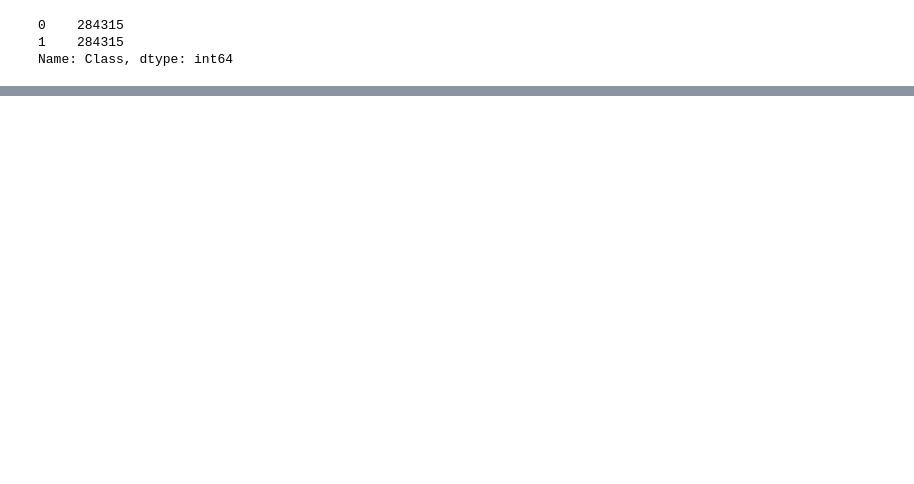
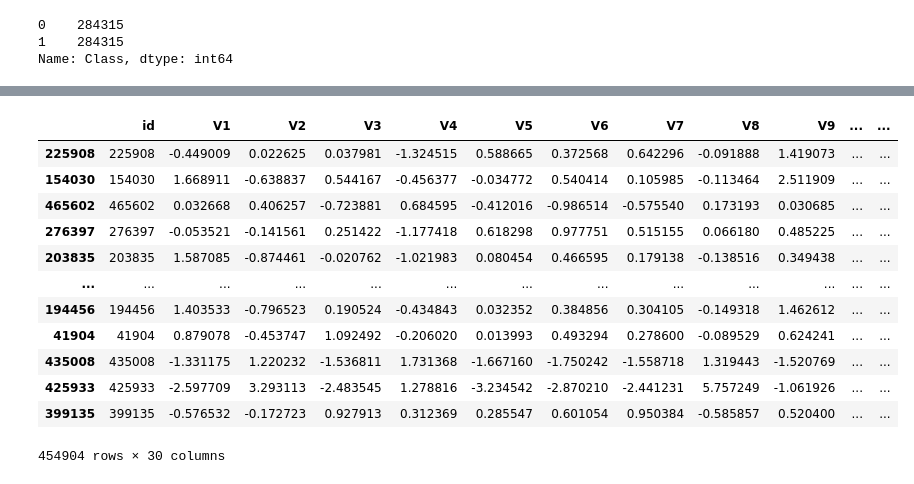
Before and after one commit to rlmrezende/Credit-Card-Fraud-Detection, a Jupyter notebook: Fraud Detection.ipynb, the cells around one changed output, grey strips where cells are left out. Saved outputs shown, nothing was run; the diff lists cells and outputs as text; code cells hidden in the pictures; blank space fills up the shorter version.

```diff
--- a/Fraud Detection.ipynb
+++ b/Fraud Detection.ipynb
@@ -112,0 +114,20 @@ Mean: 12041.9576
+# %%
+# Divide the dataframe
+X = df.drop("Class", axis=1)
+y = df.Class
+X_train, X_test, y_train, y_test = train_test_split(X, y, test_size=0.2, shuffle=True, stratify=y, random_state=42)
+X_train
+# %% [output]
+|  | id | V1 | V2 | V3 | V4 | V5 | V6 | V7 | V8 | V9 | ... | ... |
+| 225908 | 225908 | -0.449009 | 0.022625 | 0.037981 | -1.324515 | 0.588665 | 0.372568 | 0.642296 | -0.091888 | 1.419073 | ... | ... |
+| 154030 | 154030 | 1.668911 | -0.638837 | 0.544167 | -0.456377 | -0.034772 | 0.540414 | 0.105985 | -0.113464 | 2.511909 | ... | ... |
+| 465602 | 465602 | 0.032668 | 0.406257 | -0.723881 | 0.684595 | -0.412016 | -0.986514 | -0.575540 | 0.173193 | 0.030685 | ... | ... |
+| 276397 | 276397 | -0.053521 | -0.141561 | 0.251422 | -1.177418 | 0.618298 | 0.977751 | 0.515155 | 0.066180 | 0.485225 | ... | ... |
+| 203835 | 203835 | 1.587085 | -0.874461 | -0.020762 | -1.021983 | 0.080454 | 0.466595 | 0.179138 | -0.138516 | 0.349438 | ... | ... |
+| ... | ... | ... | ... | ... | ... | ... | ... | ... | ... | ... | ... | ... |
+| 194456 | 194456 | 1.403533 | -0.796523 | 0.190524 | -0.434843 | 0.032352 | 0.384856 | 0.304105 | -0.149318 | 1.462612 | ... | ... |
+| 41904 | 41904 | 0.879078 | -0.453747 | 1.092492 | -0.206020 | 0.013993 | 0.493294 | 0.278600 | -0.089529 | 0.624241 | ... | ... |
+| 435008 | 435008 | -1.331175 | 1.220232 | -1.536811 | 1.731368 | -1.667160 | -1.750242 | -1.558718 | 1.319443 | -1.520769 | ... | ... |
+| 425933 | 425933 | -2.597709 | 3.293113 | -2.483545 | 1.278816 | -3.234542 | -2.870210 | -2.441231 | 5.757249 | -1.061926 | ... | ... |
+| 399135 | 399135 | -0.576532 | -0.172723 | 0.927913 | 0.312369 | 0.285547 | 0.601054 | 0.950384 | -0.585857 | 0.520400 | ... | ... |
+454904 rows × 30 columns
```
Also changed, not shown: parts of 3 cells of this notebook, 1 other file.
